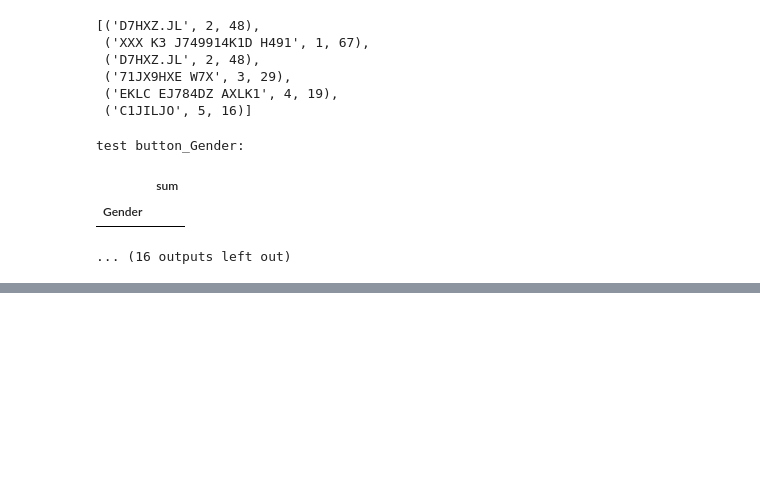
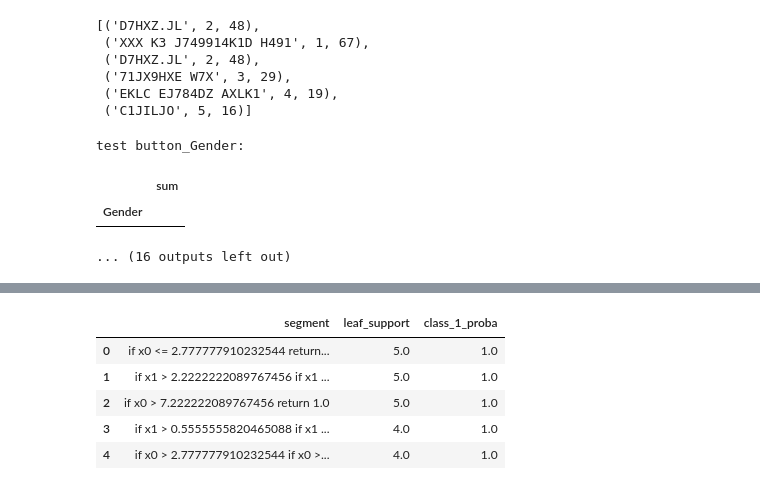
Before and after one commit to paradisensei/raif-hack, a Jupyter notebook: test.ipynb, the cells around one changed output, grey strips where cells are left out. Saved outputs shown, nothing was run; the diff lists cells and outputs as text; code cells hidden in the pictures; blank space fills up the shorter version.

```diff
--- a/test.ipynb
+++ b/test.ipynb
@@ -204,0 +143,9 @@ def get_tree_paths(tree, feature_names):
+# %%
+get_most_probable_ensemble_paths(model, x_train.columns)
+# %% [output]
+|  | segment | leaf_support | class_1_proba |
+| 0 | if x0 <= 2.777777910232544 return... | 5.0 | 1.0 |
+| 1 | if x1 > 2.2222222089767456 if x1 ... | 5.0 | 1.0 |
+| 2 | if x0 > 7.222222089767456 return 1.0 | 5.0 | 1.0 |
+| 3 | if x1 > 0.5555555820465088 if x1 ... | 4.0 | 1.0 |
+| 4 | if x0 > 2.777777910232544 if x0 >... | 4.0 | 1.0 |
```
Also changed, not shown: parts of 8 cells of this notebook, 2 other files.
